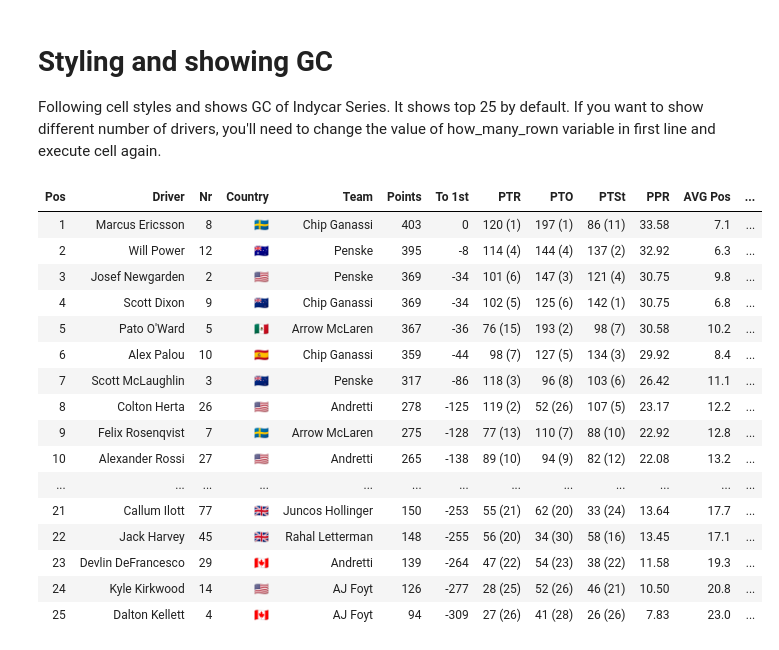
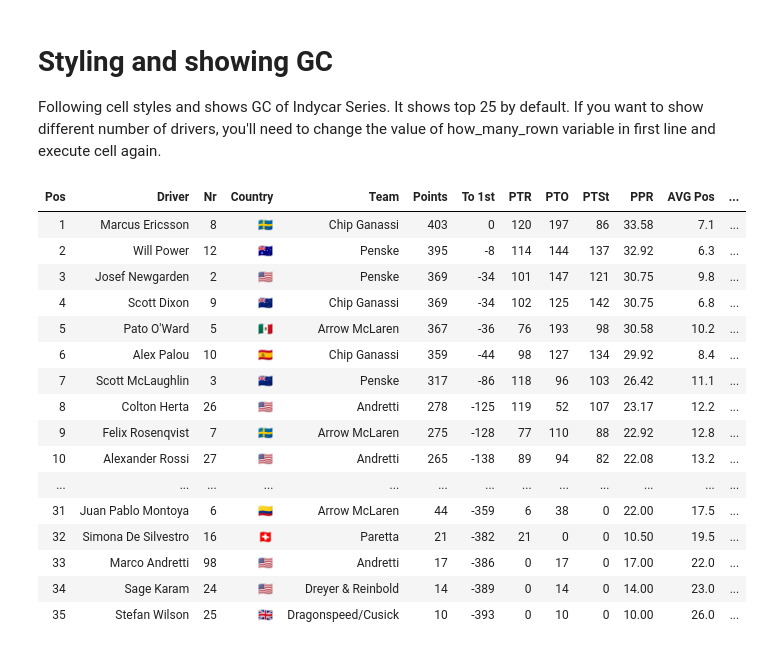
Before and after one commit to kztrp/MotorsportStats, a Jupyter notebook: Indycar2022.ipynb, the cells around one changed output. Drawn from its saved outputs; the diff is of its cells as text; code cells hidden in the pictures.

```diff
--- a/Indycar2022.ipynb
+++ b/Indycar2022.ipynb
@@ -117,7 +120,7 @@ plt.show()
 # Styling and showing GC
 Following cell styles and shows GC of Indycar Series. It shows top 25 by default. If you want to show different number of drivers, you'll need to change the value of how_many_rown variable in first line and execute cell again.
 # %%
-how_many_rows = 25
+how_many_rows = 35
 def where(data):
     # ['3 Teams', 'AJ Foyt', 'Andretti', 'Arrow McLaren', 'Chip Ganassi',
     # 'Dale Coyne', 'Dragonspeed/Cusick', 'Dreyer & Reinbold', 'Ed Carpenter',
@@ -130,46 +133,46 @@ def where(data):
     for x in data:
         for i, y in enumerate(teams):
             if x in y:
                 res.append(f"background-color: {cm[i]}; color: {label_color[i]}")
                 break
     while len(res) < len(data):
         res.append('')
     return res
 def highlight_everyother(s):
     if s.name%2==1:
         return ['background-color: #212121; color: white; border-color: #212121; text-align: right'] * len(s)
     else:
         return ['background-color: #111111; color: white; border-color: #111111; text-align: right'] * len(s)
 pd.set_option('colheader_justify', 'center')
 df_st = df_res.head(how_many_rows).style.apply(highlight_everyother, axis=1)
 df_st = df_st.apply(where, subset=['Team'])
 df_st.hide_columns(subset=['Rookie'])
 df_st.hide_index()
 if not positions_on_specific_tracks:
     df_st.format({'Points':'{:.0f}', 'To 1st':'{:.0f}', 'PTR':'{:.0f}', 'PTO':'{:.0f}', 'PTSt':'{:.0f}', 'PPR':'{:.2f}', 'AVG Pos': '{:.1f}', 'PosDEV': '{:.1f}'})
 else:
     df_st.format({'Points':'{:.0f}', 'To 1st':'{:.0f}', 'PPR':'{:.2f}', 'AVG Pos': '{:.1f}', 'PosDEV': '{:.1f}'})
 df_st.set_properties(subset=['Team'], **{'text-align': 'center', 'font-weight':'bold'})
 df_st.set_properties(subset=['Country'], **{'text-align': 'center'})
 df_st.set_properties(subset=['Driver'], **{'font-weight':'bold'})
 df_st.set_properties(subset=['Points'], **{'font-weight':'bold', 'color':'white'})
 df_st.set_properties(subset=['Starts', 'Wins', 'Top 3', 'Top 5', 'Top 10'], **{'text-align': 'center'})
 df_st.set_table_styles([{'selector': 'th.col_heading.col5', 'props': 'text-align: center'}])
 # %% [output]
 | Pos | Driver | Nr | Country | Team | Points | To 1st | PTR | PTO | PTSt | PPR | AVG Pos | ... |
-| 1 | Marcus Ericsson | 8 | 🇸🇪 | Chip Ganassi | 403 | 0 | 120 (1) | 197 (1) | 86 (11) | 33.58 | 7.1 | ... |
-| 2 | Will Power | 12 | 🇦🇺 | Penske | 395 | -8 | 114 (4) | 144 (4) | 137 (2) | 32.92 | 6.3 | ... |
-| 3 | Josef Newgarden | 2 | 🇺🇲 | Penske | 369 | -34 | 101 (6) | 147 (3) | 121 (4) | 30.75 | 9.8 | ... |
-| 4 | Scott Dixon | 9 | 🇳🇿 | Chip Ganassi | 369 | -34 | 102 (5) | 125 (6) | 142 (1) | 30.75 | 6.8 | ... |
-| 5 | Pato O'Ward | 5 | 🇲🇽 | Arrow McLaren | 367 | -36 | 76 (15) | 193 (2) | 98 (7) | 30.58 | 10.2 | ... |
-| 6 | Alex Palou | 10 | 🇪🇸 | Chip Ganassi | 359 | -44 | 98 (7) | 127 (5) | 134 (3) | 29.92 | 8.4 | ... |
-| 7 | Scott McLaughlin | 3 | 🇳🇿 | Penske | 317 | -86 | 118 (3) | 96 (8) | 103 (6) | 26.42 | 11.1 | ... |
-| 8 | Colton Herta | 26 | 🇺🇲 | Andretti | 278 | -125 | 119 (2) | 52 (26) | 107 (5) | 23.17 | 12.2 | ... |
-| 9 | Felix Rosenqvist | 7 | 🇸🇪 | Arrow McLaren | 275 | -128 | 77 (13) | 110 (7) | 88 (10) | 22.92 | 12.8 | ... |
-| 10 | Alexander Rossi | 27 | 🇺🇲 | Andretti | 265 | -138 | 89 (10) | 94 (9) | 82 (12) | 22.08 | 13.2 | ... |
+| 1 | Marcus Ericsson | 8 | 🇸🇪 | Chip Ganassi | 403 | 0 | 120 | 197 | 86 | 33.58 | 7.1 | ... |
+| 2 | Will Power | 12 | 🇦🇺 | Penske | 395 | -8 | 114 | 144 | 137 | 32.92 | 6.3 | ... |
+| 3 | Josef Newgarden | 2 | 🇺🇲 | Penske | 369 | -34 | 101 | 147 | 121 | 30.75 | 9.8 | ... |
+| 4 | Scott Dixon | 9 | 🇳🇿 | Chip Ganassi | 369 | -34 | 102 | 125 | 142 | 30.75 | 6.8 | ... |
+| 5 | Pato O'Ward | 5 | 🇲🇽 | Arrow McLaren | 367 | -36 | 76 | 193 | 98 | 30.58 | 10.2 | ... |
+| 6 | Alex Palou | 10 | 🇪🇸 | Chip Ganassi | 359 | -44 | 98 | 127 | 134 | 29.92 | 8.4 | ... |
+| 7 | Scott McLaughlin | 3 | 🇳🇿 | Penske | 317 | -86 | 118 | 96 | 103 | 26.42 | 11.1 | ... |
+| 8 | Colton Herta | 26 | 🇺🇲 | Andretti | 278 | -125 | 119 | 52 | 107 | 23.17 | 12.2 | ... |
+| 9 | Felix Rosenqvist | 7 | 🇸🇪 | Arrow McLaren | 275 | -128 | 77 | 110 | 88 | 22.92 | 12.8 | ... |
+| 10 | Alexander Rossi | 27 | 🇺🇲 | Andretti | 265 | -138 | 89 | 94 | 82 | 22.08 | 13.2 | ... |
 | ... | ... | ... | ... | ... | ... | ... | ... | ... | ... | ... | ... | ... |
-| 21 | Callum Ilott | 77 | 🇬🇧 | Juncos Hollinger | 150 | -253 | 55 (21) | 62 (20) | 33 (24) | 13.64 | 17.7 | ... |
-| 22 | Jack Harvey | 45 | 🇬🇧 | Rahal Letterman | 148 | -255 | 56 (20) | 34 (30) | 58 (16) | 13.45 | 17.1 | ... |
-| 23 | Devlin DeFrancesco | 29 | 🇨🇦 | Andretti | 139 | -264 | 47 (22) | 54 (23) | 38 (22) | 11.58 | 19.3 | ... |
-| 24 | Kyle Kirkwood | 14 | 🇺🇲 | AJ Foyt | 126 | -277 | 28 (25) | 52 (26) | 46 (21) | 10.50 | 20.8 | ... |
-| 25 | Dalton Kellett | 4 | 🇨🇦 | AJ Foyt | 94 | -309 | 27 (26) | 41 (28) | 26 (26) | 7.83 | 23.0 | ... |
+| 31 | Juan Pablo Montoya | 6 | 🇨🇴 | Arrow McLaren | 44 | -359 | 6 | 38 | 0 | 22.00 | 17.5 | ... |
+| 32 | Simona De Silvestro | 16 | 🇨🇭 | Paretta | 21 | -382 | 21 | 0 | 0 | 10.50 | 19.5 | ... |
+| 33 | Marco Andretti | 98 | 🇺🇲 | Andretti | 17 | -386 | 0 | 17 | 0 | 17.00 | 22.0 | ... |
+| 34 | Sage Karam | 24 | 🇺🇲 | Dreyer & Reinbold | 14 | -389 | 0 | 14 | 0 | 14.00 | 23.0 | ... |
+| 35 | Stefan Wilson | 25 | 🇬🇧 | Dragonspeed/Cusick | 10 | -393 | 0 | 10 | 0 | 10.00 | 26.0 | ... |
```
Also changed, not shown: parts of 3 cells of this notebook, 1 other file.
